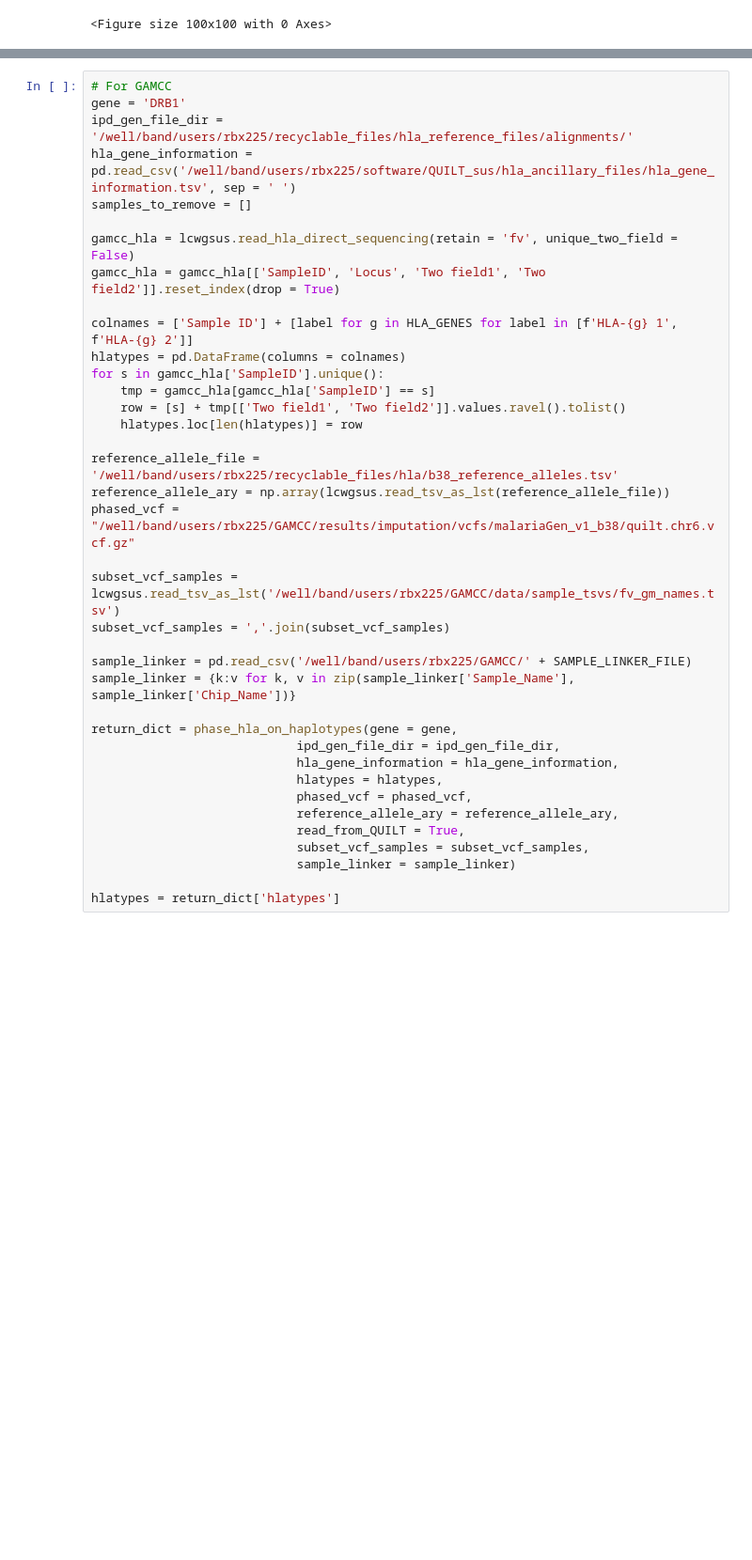
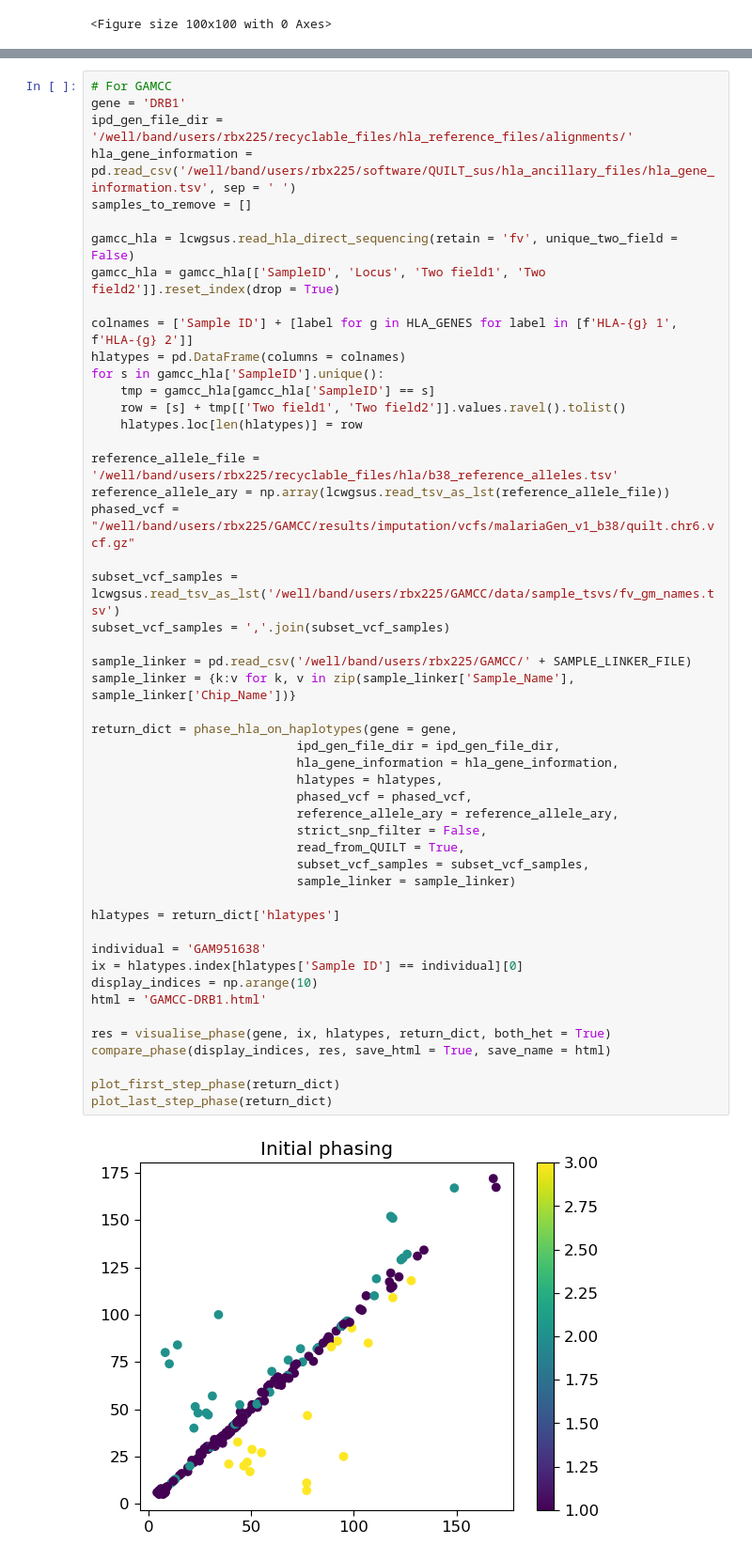
Before and after one commit to Suuuuuuuus/QUILT_sus, a Jupyter notebook: QUILT/Python/phasing_test.ipynb, the cells around one changed output, grey strips where cells are left out. Shown at 94% size. Drawn from its saved outputs; the diff is of its cells as text; blank space fills up the shorter version.

```diff
--- a/QUILT/Python/phasing_test.ipynb
+++ b/QUILT/Python/phasing_test.ipynb
@@ -116,30 +118,44 @@ gamcc_hla = lcwgsus.read_hla_direct_sequencing(retain = 'fv', unique_two_field =
 gamcc_hla = gamcc_hla[['SampleID', 'Locus', 'Two field1', 'Two field2']].reset_index(drop = True)
 
 colnames = ['Sample ID'] + [label for g in HLA_GENES for label in [f'HLA-{g} 1', f'HLA-{g} 2']]
 hlatypes = pd.DataFrame(columns = colnames)
 for s in gamcc_hla['SampleID'].unique():
     tmp = gamcc_hla[gamcc_hla['SampleID'] == s]
     row = [s] + tmp[['Two field1', 'Two field2']].values.ravel().tolist()
     hlatypes.loc[len(hlatypes)] = row
 
 reference_allele_file = '/well/band/users/rbx225/recyclable_files/hla/b38_reference_alleles.tsv'
 reference_allele_ary = np.array(lcwgsus.read_tsv_as_lst(reference_allele_file))
 phased_vcf = "/well/band/users/rbx225/GAMCC/results/imputation/vcfs/malariaGen_v1_b38/quilt.chr6.vcf.gz"
 
 subset_vcf_samples = lcwgsus.read_tsv_as_lst('/well/band/users/rbx225/GAMCC/data/sample_tsvs/fv_gm_names.tsv')
 subset_vcf_samples = ','.join(subset_vcf_samples)
 
 sample_linker = pd.read_csv('/well/band/users/rbx225/GAMCC/' + SAMPLE_LINKER_FILE)
 sample_linker = {k:v for k, v in zip(sample_linker['Sample_Name'], sample_linker['Chip_Name'])}
 
 return_dict = phase_hla_on_haplotypes(gene = gene,
                             ipd_gen_file_dir = ipd_gen_file_dir,
                             hla_gene_information = hla_gene_information,
                             hlatypes = hlatypes,
                             phased_vcf = phased_vcf,
                             reference_allele_ary = reference_allele_ary,
+                            strict_snp_filter = False,
                             read_from_QUILT = True,
                             subset_vcf_samples = subset_vcf_samples,
                             sample_linker = sample_linker)
 
 hlatypes = return_dict['hlatypes']
+
+individual = 'GAM951638'
+ix = hlatypes.index[hlatypes['Sample ID'] == individual][0]
+display_indices = np.arange(10)
+html = 'GAMCC-DRB1.html'
+
+res = visualise_phase(gene, ix, hlatypes, return_dict, both_het = True)
+compare_phase(display_indices, res, save_html = True, save_name = html)
+
+plot_first_step_phase(return_dict)
+plot_last_step_phase(return_dict)
+# %% [output]
+[figure, added]
```
Also changed, not shown: parts of 11 cells of this notebook, 1 other file.
